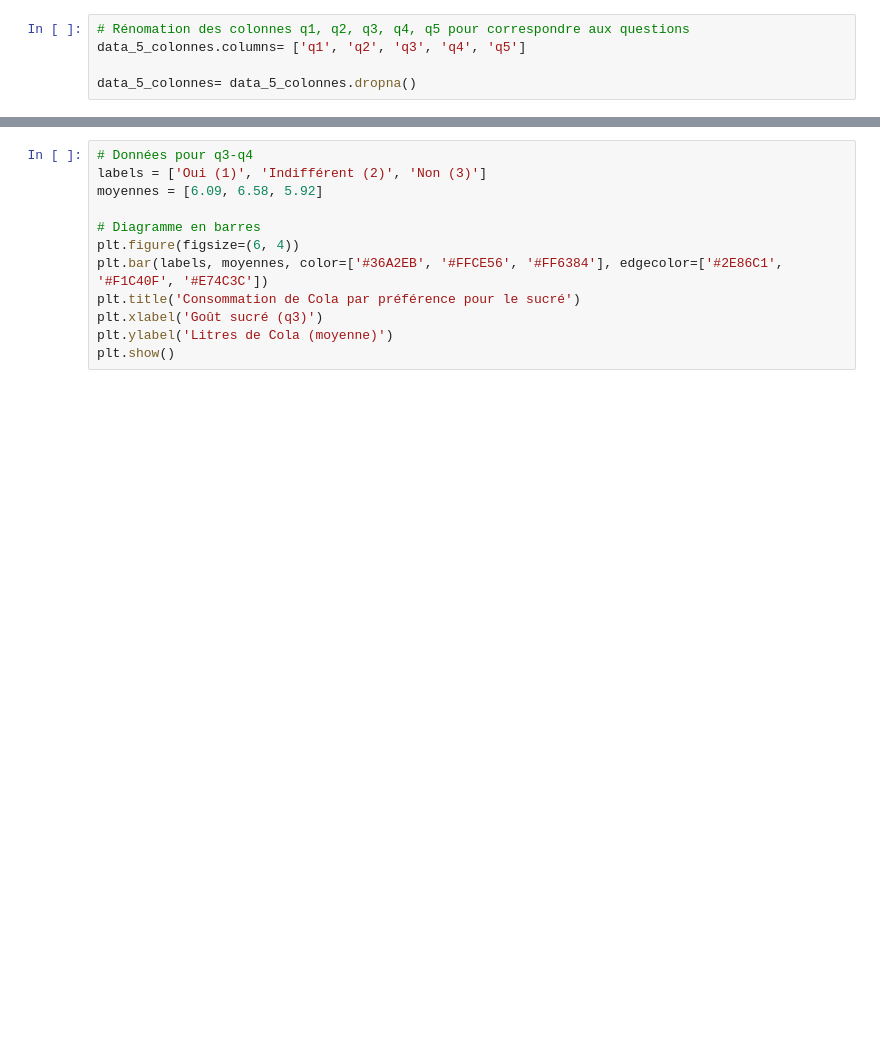
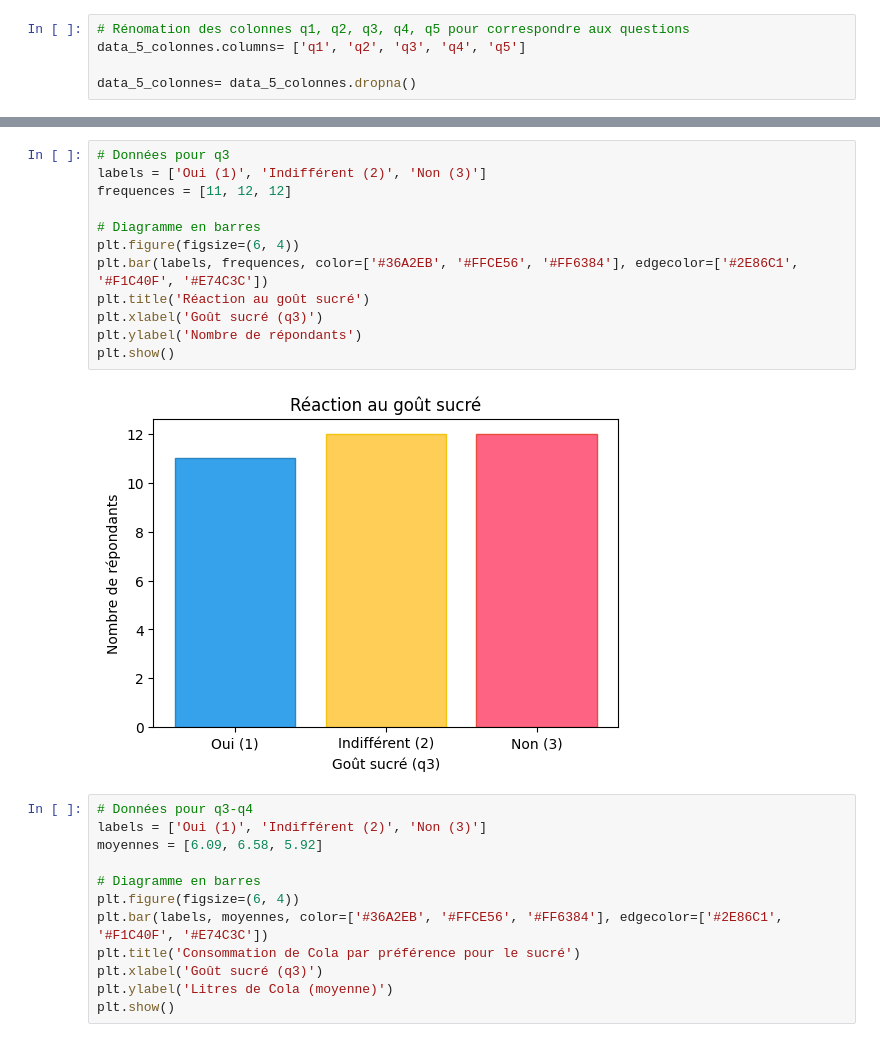
Before and after one commit to HABONIMANA/EXERCICE, a Jupyter notebook: Exemple.ipynb, the cells around one changed output, grey strips where cells are left out. Drawn from its saved outputs; the diff is of its cells as text; blank space fills up the shorter version.

```diff
--- a/Exemple.ipynb
+++ b/Exemple.ipynb
@@ -41,3 +55,17 @@ data_5_colonnes= data_5_colonnes.dropna()
+# %%
+# Données pour q3
+labels = ['Oui (1)', 'Indifférent (2)', 'Non (3)']
+frequences = [11, 12, 12]
+
+# Diagramme en barres
+plt.figure(figsize=(6, 4))
+plt.bar(labels, frequences, color=['#36A2EB', '#FFCE56', '#FF6384'], edgecolor=['#2E86C1', '#F1C40F', '#E74C3C'])
+plt.title('Réaction au goût sucré')
+plt.xlabel('Goût sucré (q3)')
+plt.ylabel('Nombre de répondants')
+plt.show()
+# %% [output]
+[figure, added]
 # %%
 # Données pour q3-q4
 labels = ['Oui (1)', 'Indifférent (2)', 'Non (3)']
```
Also changed, not shown: parts of 1 cell of this notebook.
